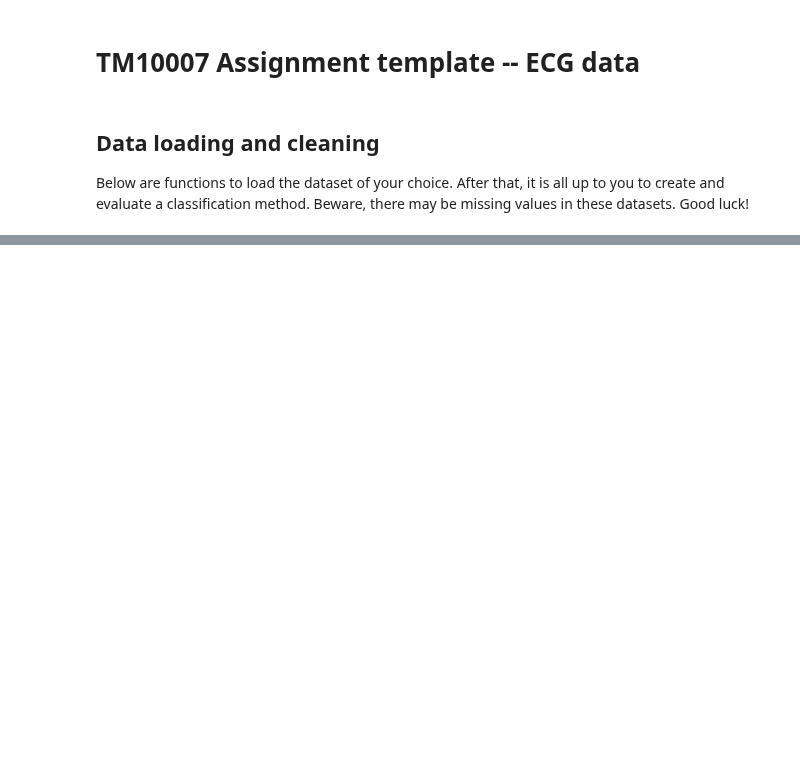
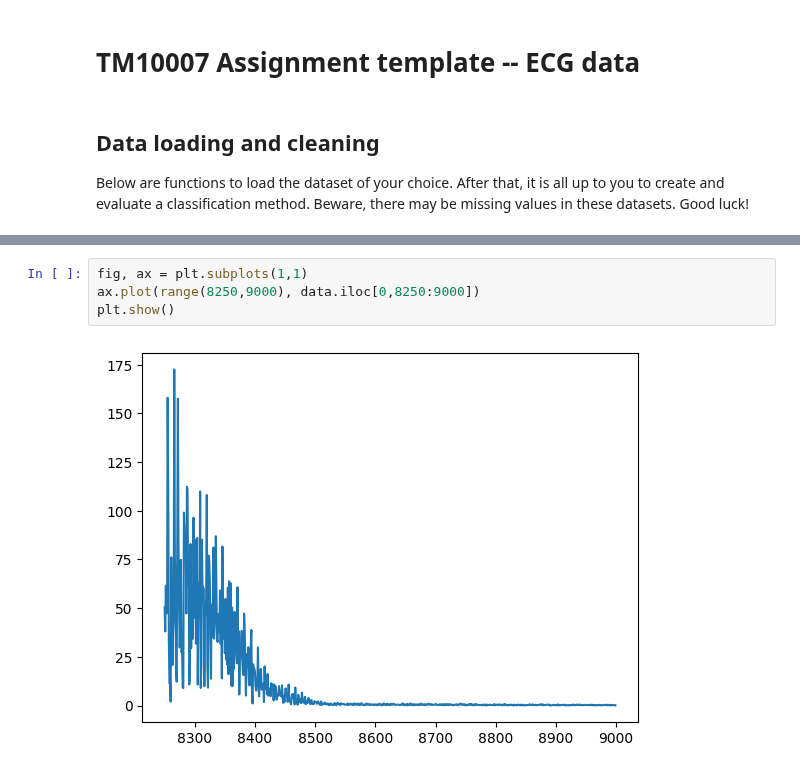
Before and after one commit to mjmklep/Machine-Learning-Group-8, a Jupyter notebook: assignment_ecg.ipynb, the cells around one changed output, grey strips where cells are left out. Saved outputs shown, nothing was run; the diff lists cells and outputs as text; blank space fills up the shorter version.

```diff
--- a/assignment_ecg.ipynb
+++ b/assignment_ecg.ipynb
@@ -24,0 +44,6 @@ testtest
+# %%
+fig, ax = plt.subplots(1,1)
+ax.plot(range(8250,9000), data.iloc[0,8250:9000])
+plt.show()
+# %% [output]
+[figure, added]
```
Also changed, not shown: parts of 5 cells of this notebook.
